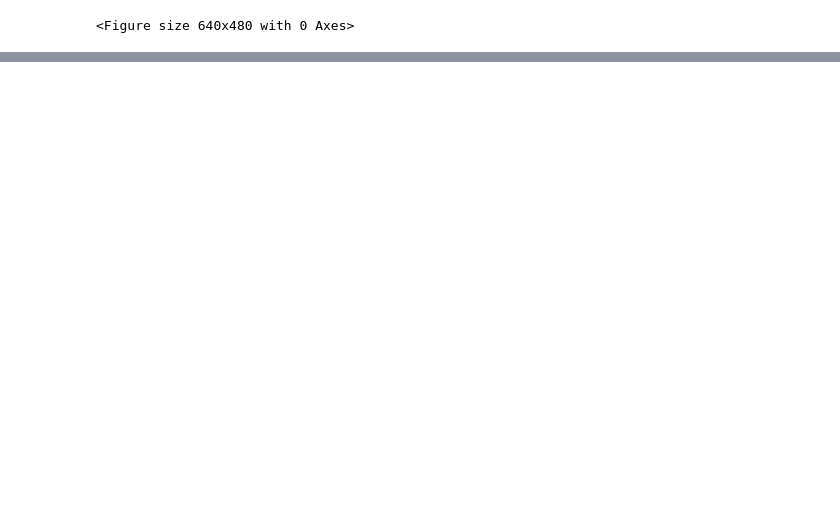
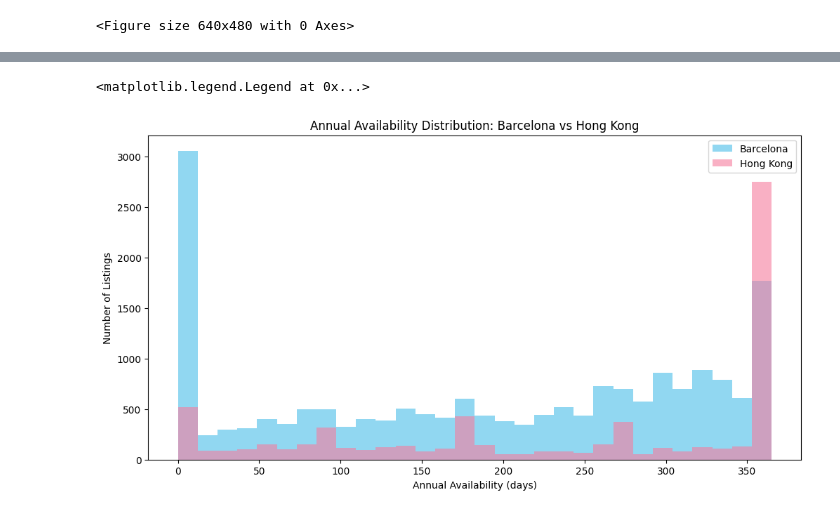
Before and after one commit to alexiamedina01/final_project, a Jupyter notebook: notebooks/part2.ipynb, the cells around one changed output, grey strips where cells are left out. Drawn from its saved outputs; the diff is of its cells as text; code cells hidden in the pictures; blank space fills up the shorter version.

Commit message:
part2: analysis of datasets; seasonality

```diff
--- a/notebooks/part2.ipynb
+++ b/notebooks/part2.ipynb
@@ -67,0 +68,41 @@ Text(0.5, 0, 'Room Type')
+# %%
+import pandas as pd
+import matplotlib.pyplot as plt
+
+# Load datasets
+bcn = pd.read_csv("../data/bcn_listings.csv.gz")
+hk  = pd.read_csv("../data/Hong_Konglistings.csv.gz")
+# %%
+# Convert to numeric
+bcn["availability_365"] = pd.to_numeric(bcn["availability_365"], errors="coerce")
+hk["availability_365"]  = pd.to_numeric(hk["availability_365"], errors="coerce")
+
+# Drop missing values
+bcn_clean = bcn.dropna(subset=["availability_365"])
+hk_clean  = hk.dropna(subset=["availability_365"])
+# %%
+# Prepare the plot
+plt.figure(figsize=(12,6))
+
+plt.hist(
+    bcn_clean["availability_365"],
+    bins=30,
+    alpha=0.6,
+    label="Barcelona",
+    color="#48BDE8"
+)
+
+plt.hist(
+    hk_clean["availability_365"],
+    bins=30,
+    alpha=0.6,
+    label="Hong Kong",
+    color="#F67C9E"
+)
+plt.xlabel("Annual Availability (days)")
+plt.ylabel("Number of Listings")
+plt.title("Annual Availability Distribution: Barcelona vs Hong Kong")
+plt.legend()
+# %% [output]
+<matplotlib.legend.Legend at 0x...>
+[figure, added]
```
Also changed, not shown: parts of 3 cells of this notebook, 2 other files.
